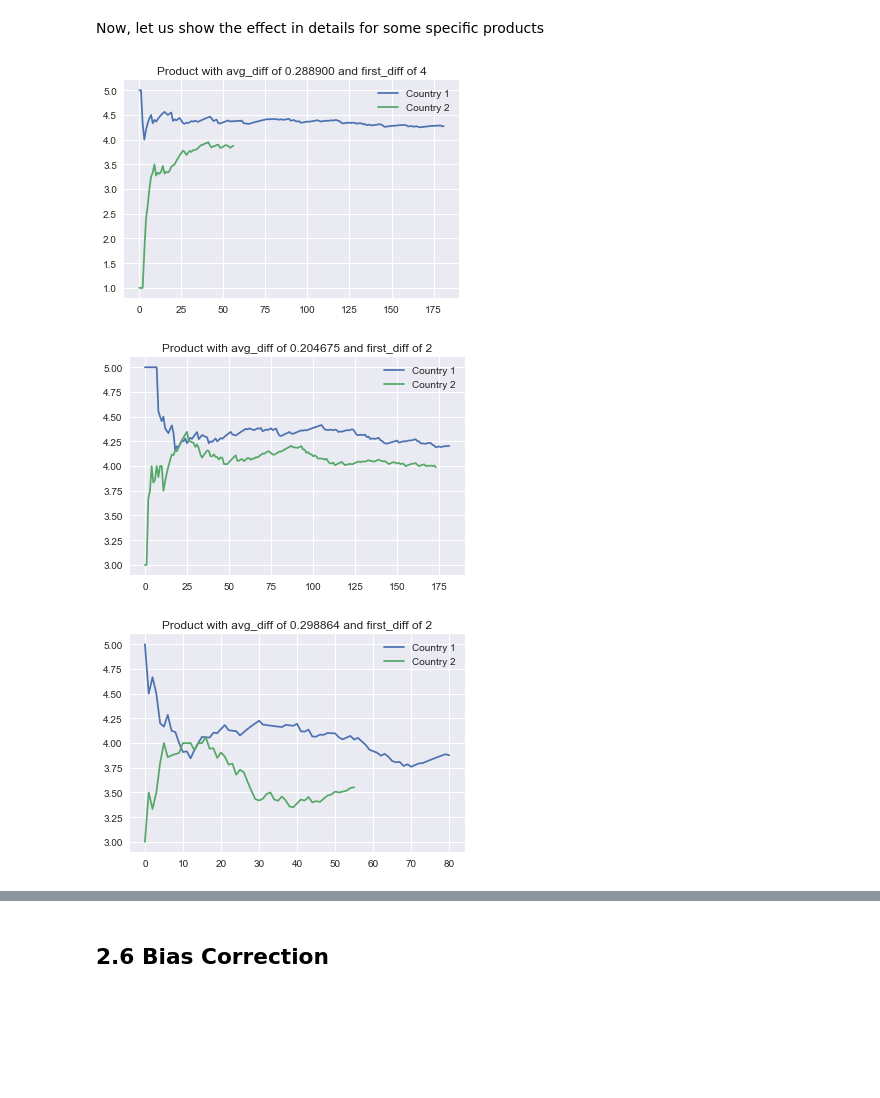
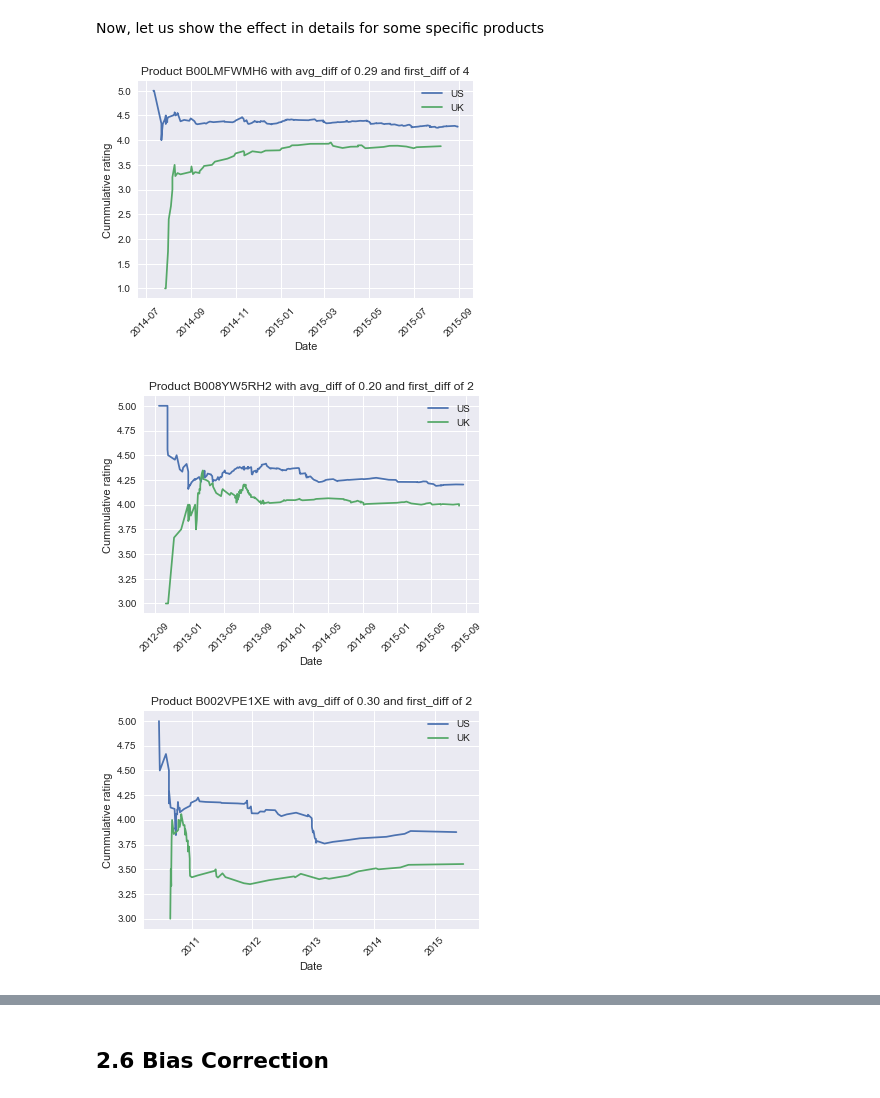
Before and after one commit to Billotais/cs_401_project, a Jupyter notebook: notebook.ipynb, the cells around one changed output, grey strips where cells are left out. Cells and saved outputs as stored; diff of their text form; code cells hidden in the pictures; blank space fills up the shorter version.

Commit message:
For herding by product, x is date now

```diff
--- a/notebook.ipynb
+++ b/notebook.ipynb
@@ -713,7 +712,7 @@ Now, let us show the effect in details for some specific products
 # %%
 df_pd_clean.sort_values(by=['first_diff', 'avg_diff']) # Use this to show the list of products
 # %%
-def show_herding_for_product(id, d1, d2, diff):
+def show_herding_for_product(id, d1, d2, diff, name_1, name_2):
 
     d1_ex = d1[d1['product_id'] == id]
     d1_ex.persist()
@@ -726,34 +725,38 @@ def show_herding_for_product(id, d1, d2, diff):
     ex_d1_pd = ex_d1_pd.sort_values(by='review_date').reset_index(drop=True).reset_index(drop=False)
     ex_d2_pd = ex_d2_pd.sort_values(by='review_date').reset_index(drop=True).reset_index(drop=False)
 
-    ex_d1_pd['star_rating'] = ex_d1_pd['star_rating'].astype(int)
-    ex_d2_pd['star_rating'] = ex_d2_pd['star_rating'].astype(int)
+    ex_d1_pd['review_date'] = pd.to_datetime(ex_d1_pd['review_date'])
+    ex_d2_pd['review_date'] = pd.to_datetime(ex_d2_pd['review_date'])
 
-    d1_cum = ex_d1_pd['star_rating'].expanding().mean().reset_index(drop=False)
-    d2_cum = ex_d2_pd['star_rating'].expanding().mean().reset_index(drop=False)
+    d1_cum = ex_d1_pd['star_rating'].astype(int).expanding().mean().reset_index(drop=False)
+    d2_cum = ex_d2_pd['star_rating'].astype(int).expanding().mean().reset_index(drop=False)
+
+    d1_cum['date'] = ex_d1_pd['review_date']
+    d2_cum['date'] = ex_d2_pd['review_date']
 
     stats_id = diff.loc[diff['idB'] == id]
-
     first_diff = stats_id['first_diff'].iloc[0]
-
     avg_diff = stats_id['avg_diff'].iloc[0]
 
-    plt.plot(d1_cum['index'], d1_cum['star_rating'],label='Country 1')
-    plt.plot(d2_cum['index'], d2_cum['star_rating'],label='Country 2')
+    plt.plot(ex_d1_pd['review_date'], d1_cum['star_rating'],label=name_1)
+    plt.plot(ex_d2_pd['review_date'], d2_cum['star_rating'],label=name_2)
+    plt.xlabel('Date')
+    plt.ylabel('Cummulative rating')
+    plt.xticks(rotation=45)
 
-    plt.title("Product with avg_diff of %4f and first_diff of %i" % (avg_diff, first_diff))
+    plt.title("Product %s with avg_diff of %.2f and first_diff of %i" % (id, avg_diff, first_diff))
     plt.legend()
     plt.show()
 # %%
-show_herding_for_product('B00LMFWMH6', data_us, data_uk, df_pd_clean)
+show_herding_for_product('B00LMFWMH6', data_us, data_uk, df_pd_clean, 'US', 'UK')
 # %% [output]
-[figure, old version]
+[figure, new version]
 # %%
-show_herding_for_product('B008YW5RH2', data_us, data_uk, df_pd_clean)
+show_herding_for_product('B008YW5RH2', data_us, data_uk, df_pd_clean, 'US', 'UK')
 # %% [output]
-[figure, old version]
+[figure, new version]
 # %%
-show_herding_for_product('B002VPE1XE', data_us, data_uk, df_pd_clean)
+show_herding_for_product('B002VPE1XE', data_us, data_uk, df_pd_clean, 'US', 'UK')
 # %% [output]
-[figure, old version]
+[figure, new version]
 # %%
```
Also changed, not shown: parts of 4 cells of this notebook.
